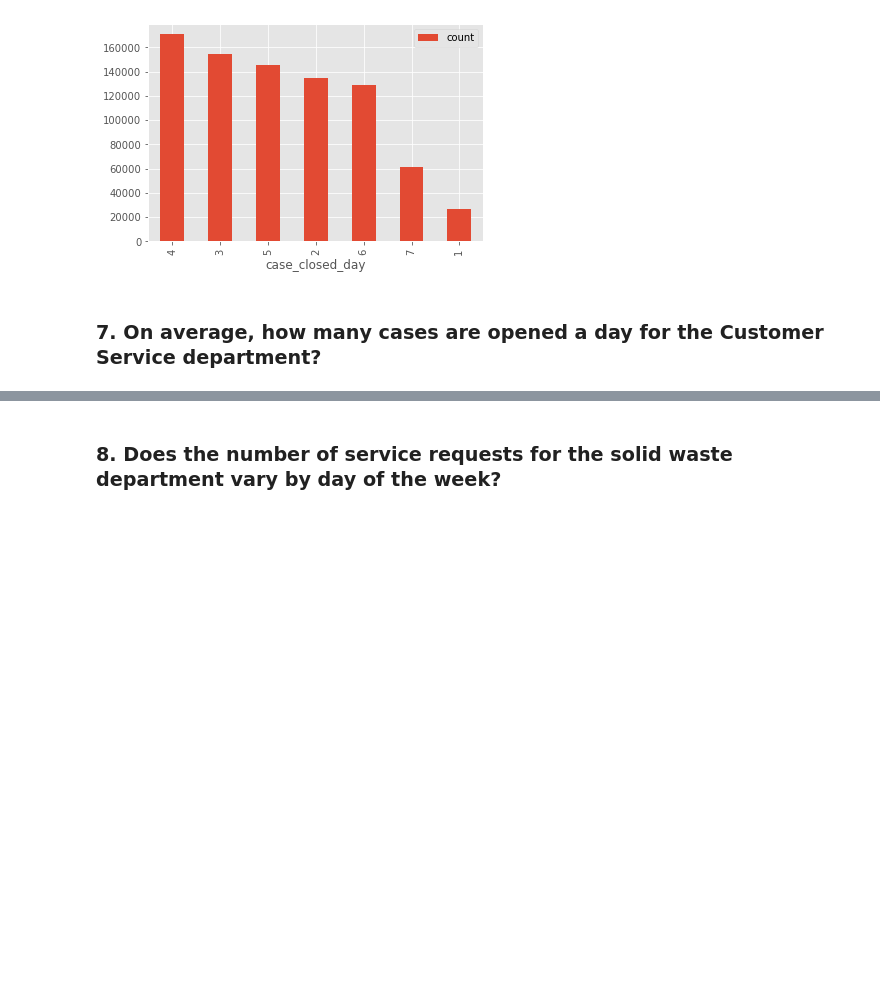
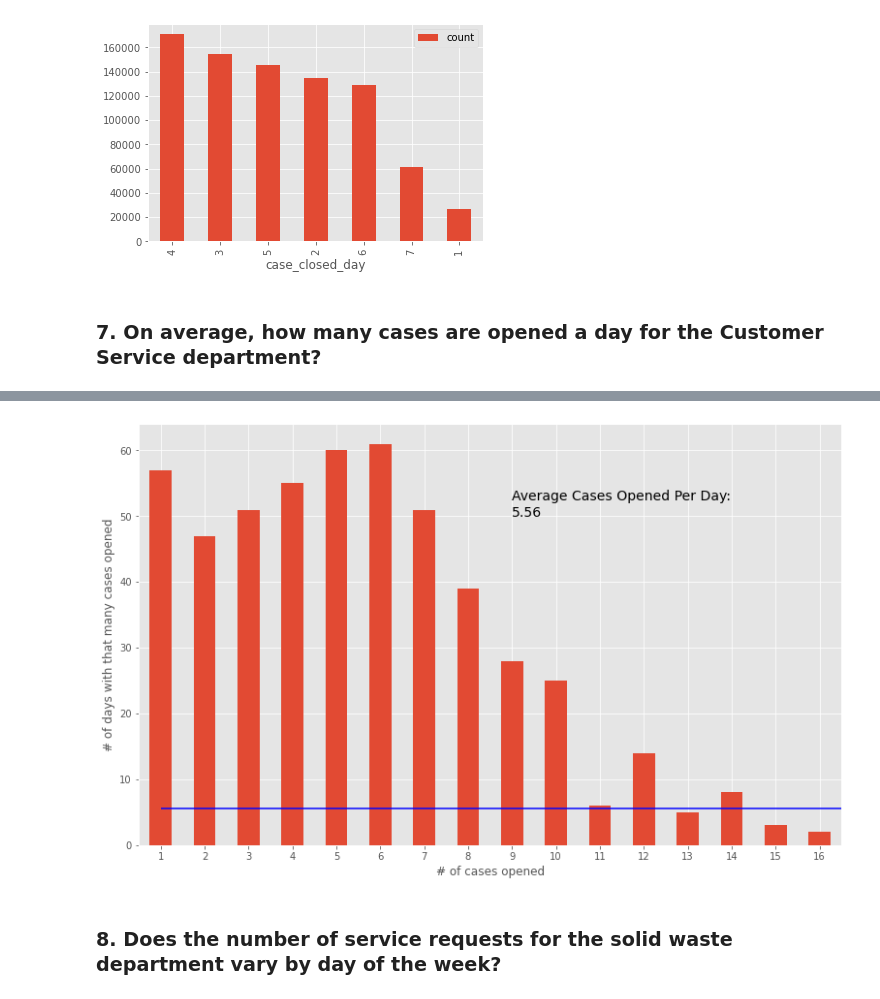
Before and after one commit to cindyvillanuevads/spark-exercises, a Jupyter notebook: explore.ipynb, the cells around one changed output, grey strips where cells are left out. Saved outputs shown, nothing was run; the diff lists cells and outputs as text; code cells hidden in the pictures; blank space fills up the shorter version.

```diff
--- a/explore.ipynb
+++ b/explore.ipynb
@@ -788,2 +909,13 @@ df_closed.plot.bar()
+# %%
+plt.figure(figsize=(13,8))
+cs_df["count"].value_counts().sort_index().plot.bar()
+plt.text( 8, 50, f"Average Cases Opened Per Day:\n{cs_df['count'].mean():.2f}", ha="left", size=14)
+plt.xlabel("# of cases opened")
+plt.ylabel("# of days with that many cases opened")
+plt.hlines(y =cs_df['count'].mean(), xmin = 0 , xmax= 16, color = 'blue')
+plt.xticks(rotation=0)
+plt.show()
+# %% [output]
+[figure, added]
 # %% [markdown]
 ### 8. Does the number of service requests for the solid waste department vary by day of the week?
```
Also changed, not shown: parts of 27 cells of this notebook.
